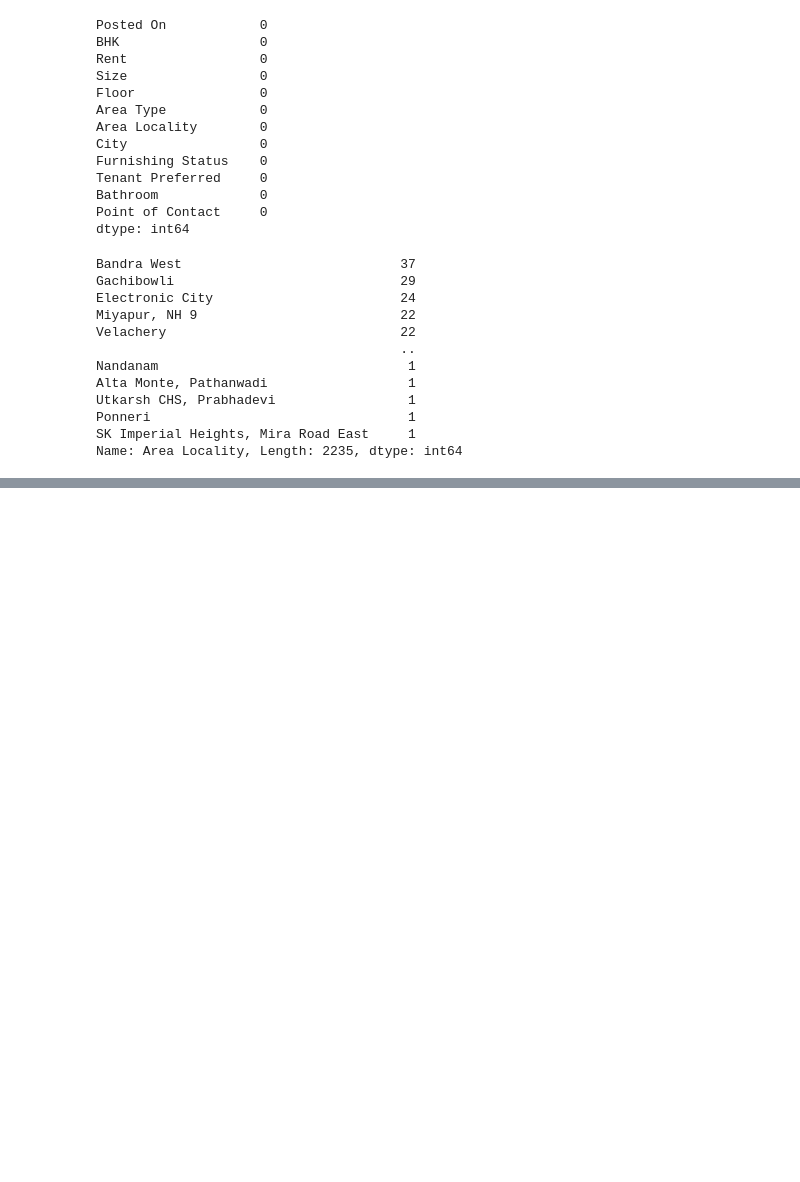
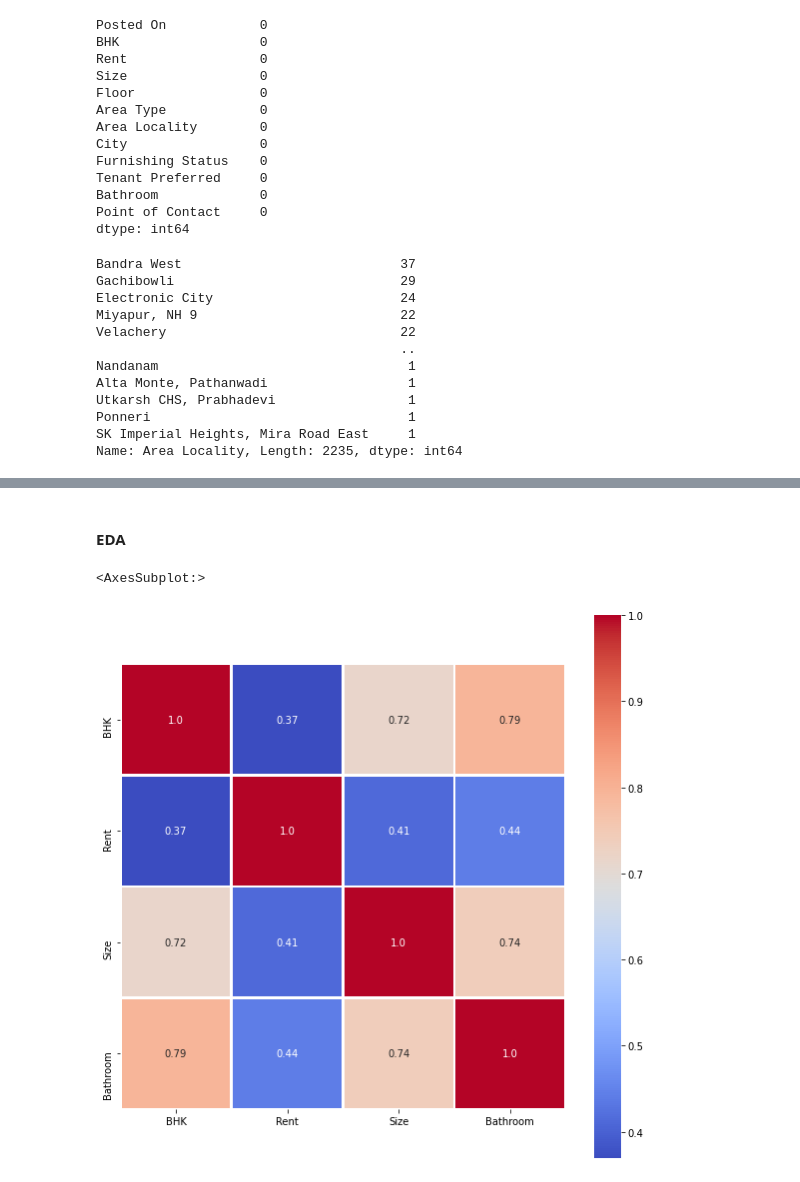
Before and after one commit to remre/housepricer, a Jupyter notebook: workenvfirst.ipynb, the cells around one changed output, grey strips where cells are left out. Drawn from its saved outputs; the diff is of its cells as text; code cells hidden in the pictures; blank space fills up the shorter version.

```diff
--- a/workenvfirst.ipynb
+++ b/workenvfirst.ipynb
@@ -63,0 +79,10 @@ Name: City, dtype: int64
+# %% [markdown]
+#### EDA
+# %%
+corr = df.corr()
+plt.figure(figsize=(10, 10))
+matrix = np.triu(df.corr())
+sns.heatmap(corr,annot=True,fmt=".2",cmap= 'coolwarm',linewidths=2,square = True)
+# %% [output]
+<AxesSubplot:>
+[figure, added]
```
Also changed, not shown: parts of 3 cells of this notebook, 1 other file.
